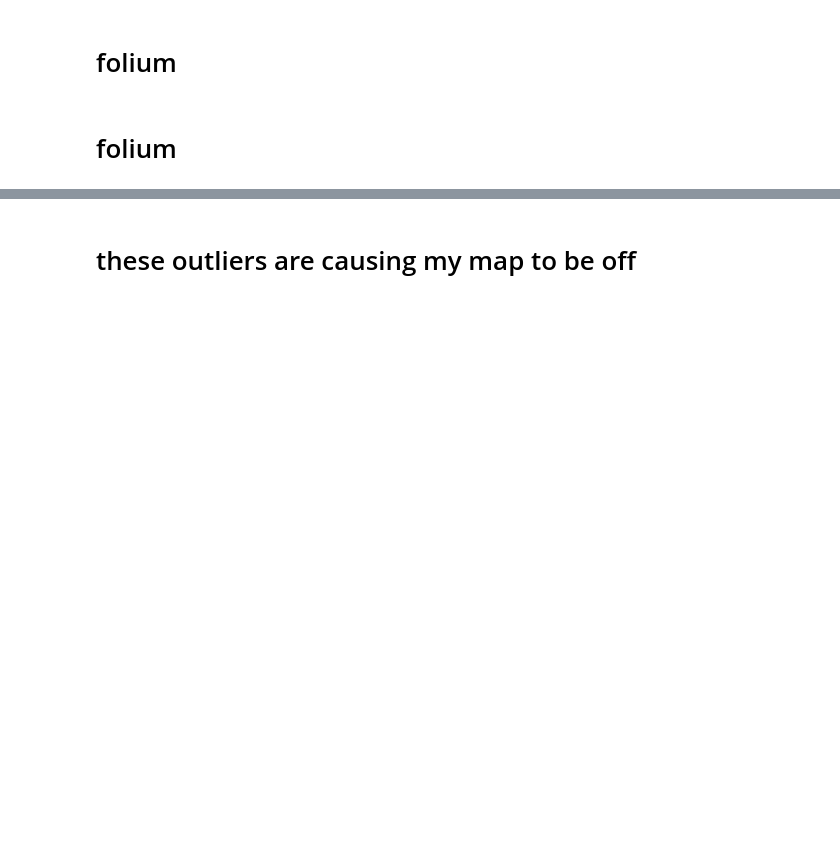
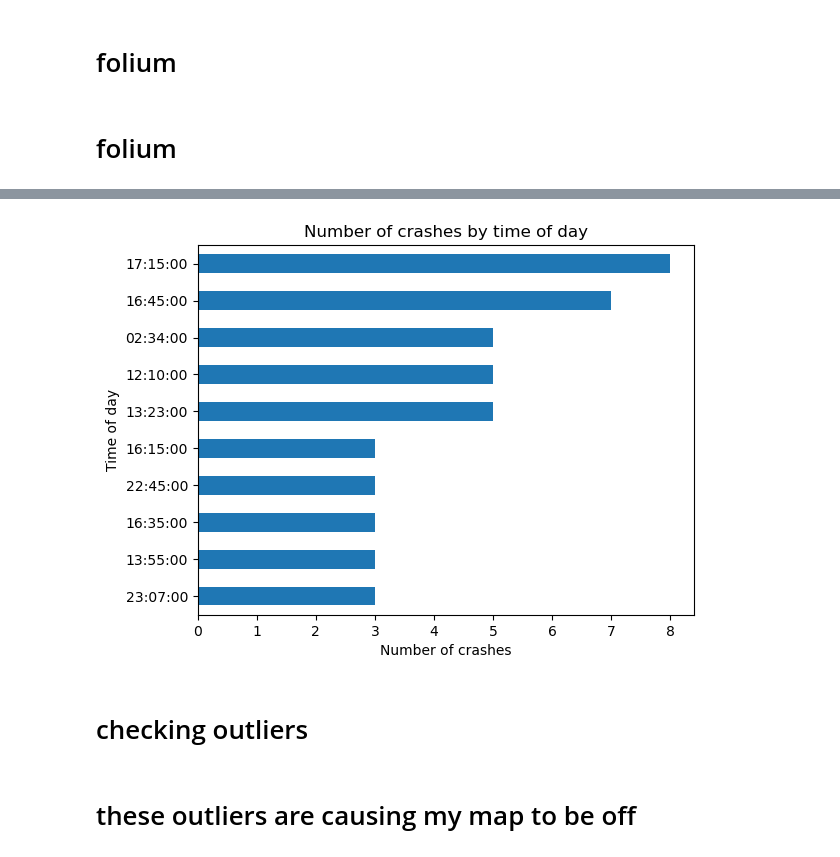
Before and after one commit to brandontnavarrete/reducing-county-collision, a Jupyter notebook: explore.ipynb, the cells around one changed output, grey strips where cells are left out. Saved outputs shown, nothing was run; the diff lists cells and outputs as text; code cells hidden in the pictures; blank space fills up the shorter version.

```diff
--- a/explore.ipynb
+++ b/explore.ipynb
@@ -27,6 +27,10 @@ crash = pd.read_csv('crash.csv')
 crash.drop(columns= ['Troop','County','Incident#','Unnamed: 0','Investigated By'],inplace=True)
 # %%
 crash.rename(columns={'GPS Latitude':'latitude','GPS Longitude':'longitude'},inplace = True)
+# %%
+# drop rows with index 1 and 3
+# crash = crash.drop(index=[69, 144, 98, 43, 101, 116, 117, 118, 119])
+crash = crash.drop(index=[119,118,43])
 # %% [markdown]
 # folium
 # %%
@@ -65,0 +117,12 @@ m
+# %%
+def combine_date_time(df):
+    # Convert 'Date' and 'Time' columns to datetime format
+    df['Date'] = pd.to_datetime(df['Date'])
+    df['Time'] = pd.to_datetime(df['Time'], format='%I:%M%p').dt.time
+
+    # Combine 'Date' and 'Time' columns into new 'datetimes' column
+    df['datetimes'] = pd.to_datetime(df['Date'].astype(str) + ' ' + df['Time'].astype(str))
+
+    return df
+# %%
+crash = combine_date_time(crash)
@@ -65,0 +160,24 @@ m
+# %%
+import pandas as pd
+import matplotlib.pyplot as plt
+
+# Assuming 'crash' is a DataFrame containing the 'Time' column
+time_counts = crash['Time'].value_counts().head(10)
+
+# Create horizontal bar plot of value counts
+time_counts.plot(kind='barh')
+
+# Invert y-axis to show most common value on top
+plt.gca().invert_yaxis()
+
+# Set plot title and axis labels
+plt.title('Number of crashes by time of day')
+plt.xlabel('Number of crashes')
+plt.ylabel('Time of day')
+
+# Display the plot
+plt.show()
+# %% [output]
+[figure, added]
+# %% [markdown]
+# checking outliers
```
Also changed, not shown: parts of 33 cells of this notebook, 1 other file.
